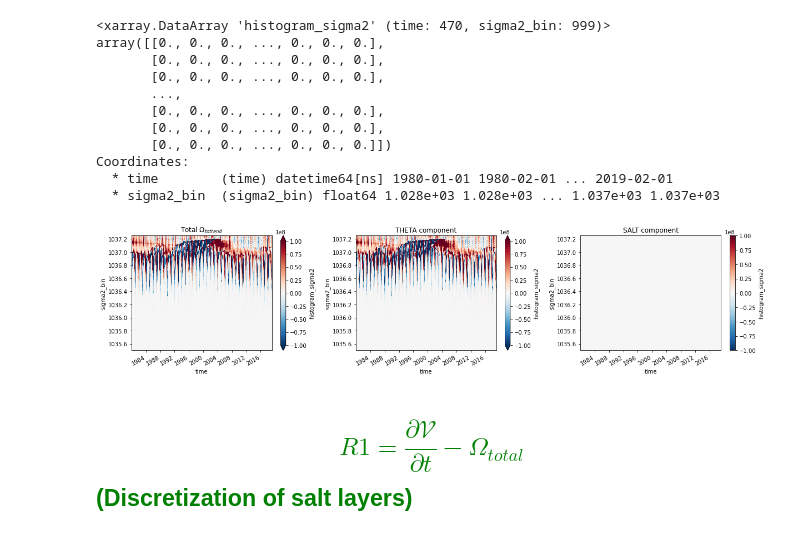
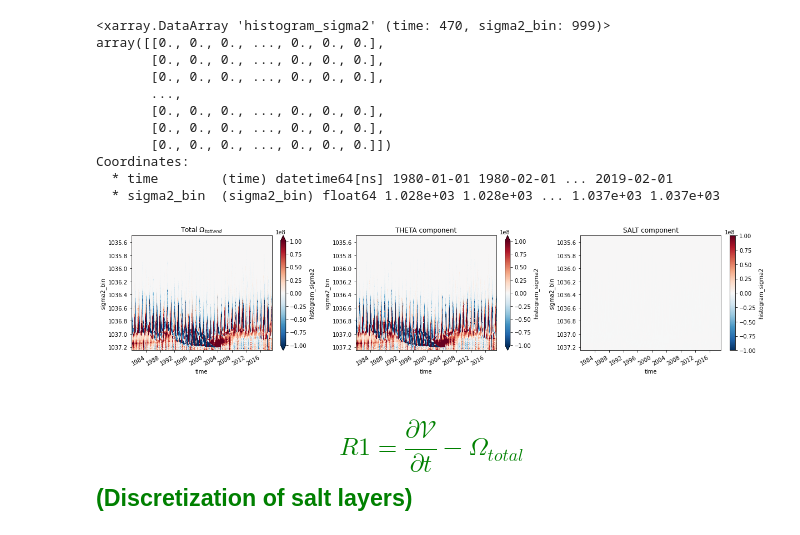
Before and after one commit to ocean-transport/WMT-project, a Jupyter notebook: GODAS/wmt-budget-sigma-space.ipynb, the cells around one changed output. Cells and saved outputs as stored; diff of their text form; code cells hidden in the pictures.

```diff
--- a/GODAS/wmt-budget-sigma-space.ipynb
+++ b/GODAS/wmt-budget-sigma-space.ipynb
@@ -296,21 +356,21 @@ omega_total_slt = omega_total_slt[1:]
 # %%
 fig, (ax0,ax1,ax2) = plt.subplots(1,3, figsize=(17,4))
 
 omega_total.plot(x='time', vmax=1e8, ax=ax0)
-ax0.set_ylim(ymax=1037.25, ymin=1035.5)
+ax0.set_ylim(ymin=1037.25, ymax=1035.5)
 ax0.set_title(r'Total $\Omega_{tottend}$')
 
 omega_total_th.plot(x='time', vmax=1e8, ax=ax1)
-ax1.set_ylim(ymax=1037.25, ymin=1035.5)
+ax1.set_ylim(ymin=1037.25, ymax=1035.5)
 ax1.set_title('THETA component')
 
 omega_total_slt.plot(x='time', vmax=1e8, ax=ax2)
-ax2.set_ylim(ymax=1037.25, ymin=1035.5)
+ax2.set_ylim(ymin=1037.25, ymax=1035.5)
 ax2.set_title('SALT component')
 
 plt.tight_layout();
 # %% [output]
-[figure, old version]
+[figure, new version]
 # %% [markdown]
 ## <font color='Green'>\begin{equation*} R1 = \frac{\partial \mathcal{V}}{\partial t} - \Omega_{total} \end{equation*} (Discretization of salt layers) </font>
 # %%
```
Also changed, not shown: parts of 19 cells of this notebook.
